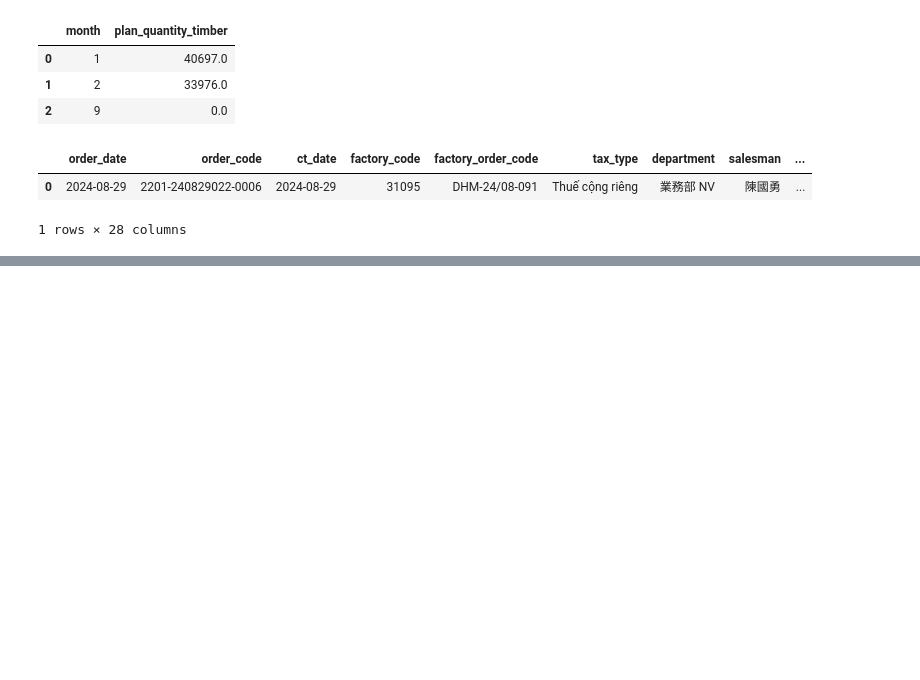
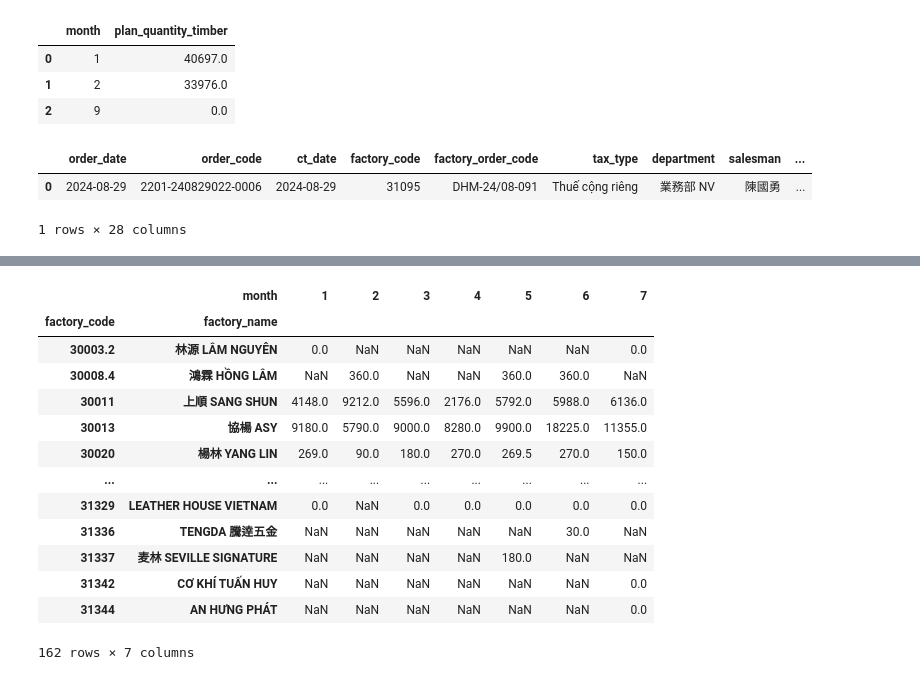
Before and after one commit to datnt1171/dashboard, a Jupyter notebook: test.ipynb, the cells around one changed output, grey strips where cells are left out. Drawn from its saved outputs; the diff is of its cells as text; code cells hidden in the pictures; blank space fills up the shorter version.

```diff
--- a/test.ipynb
+++ b/test.ipynb
@@ -160,0 +159,17 @@ gantt.show()
+# %%
+
+# Get all combinations of factory and month (to ensure 0 filling)
+factories_months = df[['factory_code', 'factory_name', 'month']].drop_duplicates()
+# %%
+
+# ---- DF_THINNER ----
+df_thinner = (
+    df[df['product_type'].isin(thinner_types)]
+    .groupby(['factory_code', 'factory_name', 'month'], as_index=False)['sales_quantity']
+    .sum()
+)
+# %%
+
+df_thinner = factories_months.merge(df_thinner,
+                                    on=['factory_code', 'factory_name', 'month'],
+                                    how='left').fillna({'sales_quantity': 0})
@@ -160,0 +188,26 @@ gantt.show()
+# %%
+thinner_df = df_thinner.pivot(index=['factory_code','factory_name'],
+                              columns='month',
+                              values='sales_quantity')
+
+paint_df = df_paint.pivot(index=['factory_code','factory_name'],
+                            columns='month',
+                            values='sales_quantity')
+ratio_df = paint_df.div(thinner_df.replace(0, np.nan)).fillna(0)
+# %%
+thinner_df
+# %% [output]
+|  | month | 1 | 2 | 3 | 4 | 5 | 6 | 7 |
+| factory_code | factory_name |  |  |  |  |  |  |  |
+| 30003.2 | 林源 LÂM NGUYÊN | 0.0 | NaN | NaN | NaN | NaN | NaN | 0.0 |
+| 30008.4 | 鴻霖 HỒNG LÂM | NaN | 360.0 | NaN | NaN | 360.0 | 360.0 | NaN |
+| 30011 | 上順 SANG SHUN | 4148.0 | 9212.0 | 5596.0 | 2176.0 | 5792.0 | 5988.0 | 6136.0 |
+| 30013 | 協楊 ASY | 9180.0 | 5790.0 | 9000.0 | 8280.0 | 9900.0 | 18225.0 | 11355.0 |
+| 30020 | 楊林 YANG LIN | 269.0 | 90.0 | 180.0 | 270.0 | 269.5 | 270.0 | 150.0 |
+| ... | ... | ... | ... | ... | ... | ... | ... | ... |
+| 31329 | LEATHER HOUSE VIETNAM | 0.0 | NaN | 0.0 | 0.0 | 0.0 | 0.0 | 0.0 |
+| 31336 | TENGDA 騰逹五金 | NaN | NaN | NaN | NaN | NaN | 30.0 | NaN |
+| 31337 | 麦林 SEVILLE SIGNATURE | NaN | NaN | NaN | NaN | 180.0 | NaN | NaN |
+| 31342 | CƠ KHÍ TUẤN HUY | NaN | NaN | NaN | NaN | NaN | NaN | 0.0 |
+| 31344 | AN HƯNG PHÁT | NaN | NaN | NaN | NaN | NaN | NaN | 0.0 |
+162 rows × 7 columns
```
Also changed, not shown: parts of 12 cells of this notebook, 5 other files.
